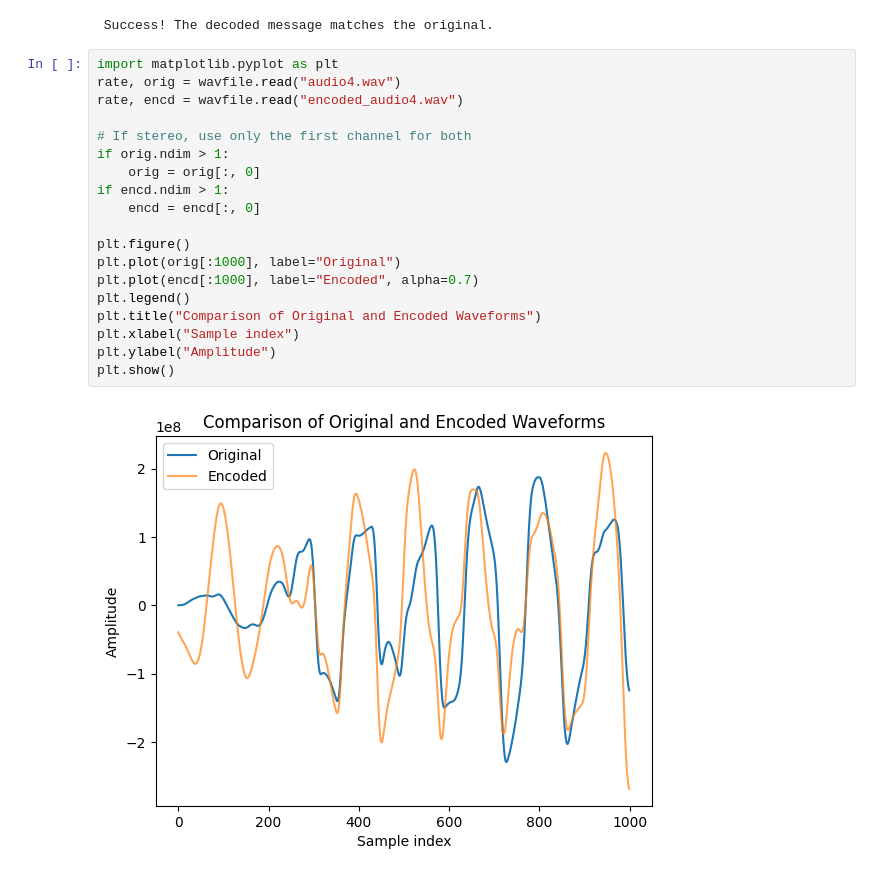
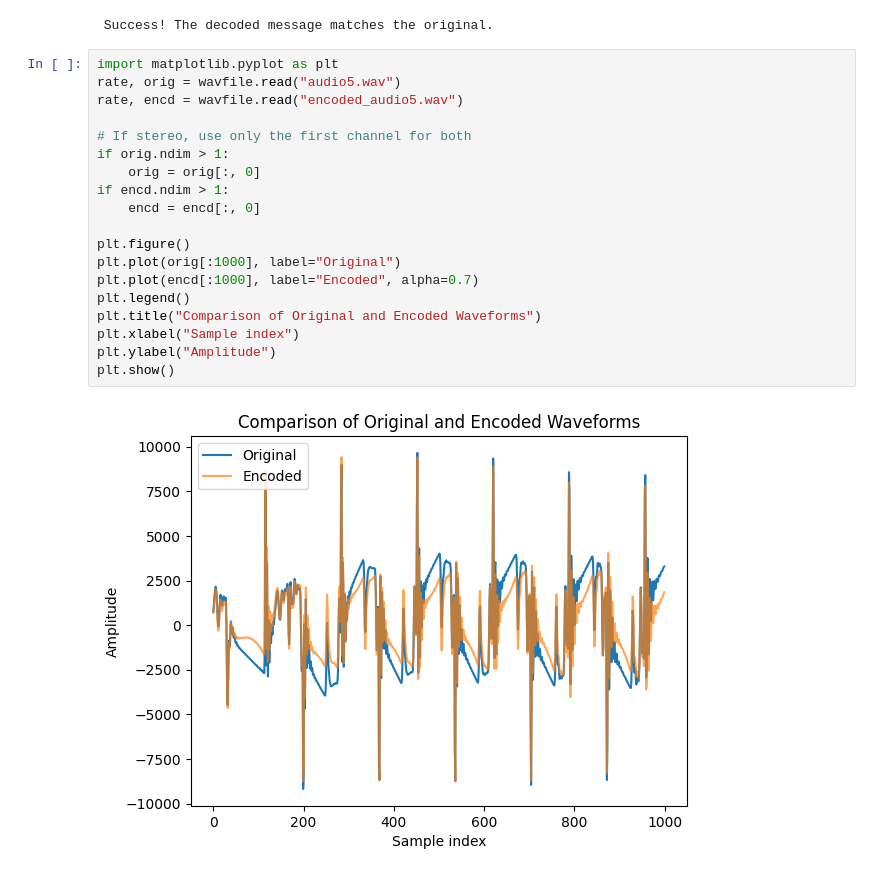
Before and after one commit to Mnj-ToTheTop/DWS-Project-Phase-Encoding, a Jupyter notebook: phase_coding_audio_stegan.ipynb, the cells around one changed output. Saved outputs shown, nothing was run; the diff lists cells and outputs as text.

```diff
--- a/phase_coding_audio_stegan.ipynb
+++ b/phase_coding_audio_stegan.ipynb
@@ -321,22 +321,22 @@ else:
  Success! The decoded message matches the original.
 # %%
 import matplotlib.pyplot as plt
-rate, orig = wavfile.read("audio4.wav")
-rate, encd = wavfile.read("encoded_audio4.wav")
+rate, orig = wavfile.read("audio5.wav")
+rate, encd = wavfile.read("encoded_audio5.wav")
 
 # If stereo, use only the first channel for both
 if orig.ndim > 1:
     orig = orig[:, 0]
 if encd.ndim > 1:
     encd = encd[:, 0]
 
 plt.figure()
 plt.plot(orig[:1000], label="Original")
 plt.plot(encd[:1000], label="Encoded", alpha=0.7)
 plt.legend()
 plt.title("Comparison of Original and Encoded Waveforms")
 plt.xlabel("Sample index")
 plt.ylabel("Amplitude")
 plt.show()
 # %% [output]
-[figure, old version]
+[figure, new version]
```
Also changed, not shown: parts of 1 cell of this notebook, 3 other files.
